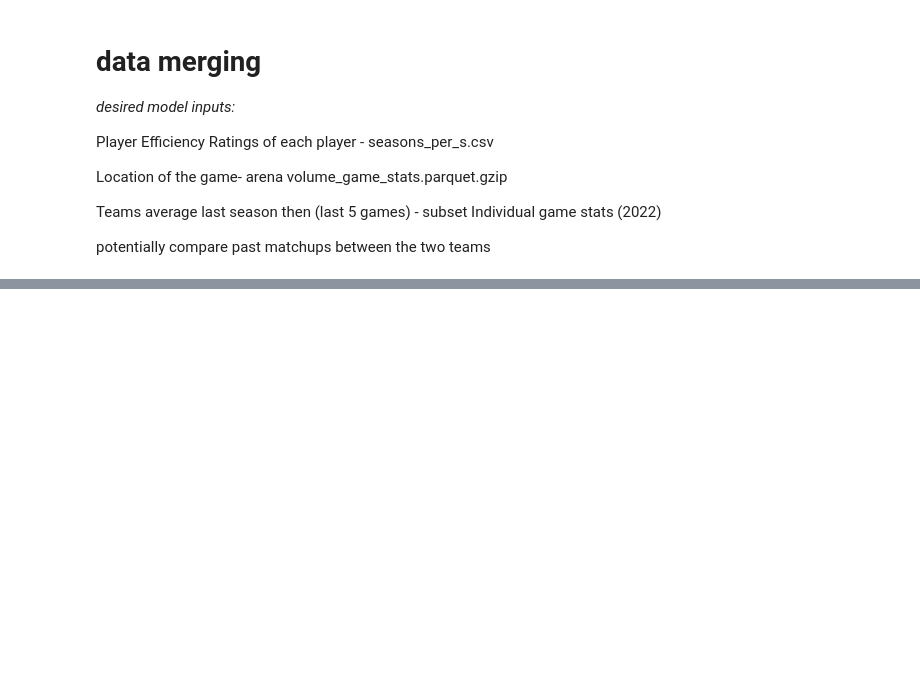
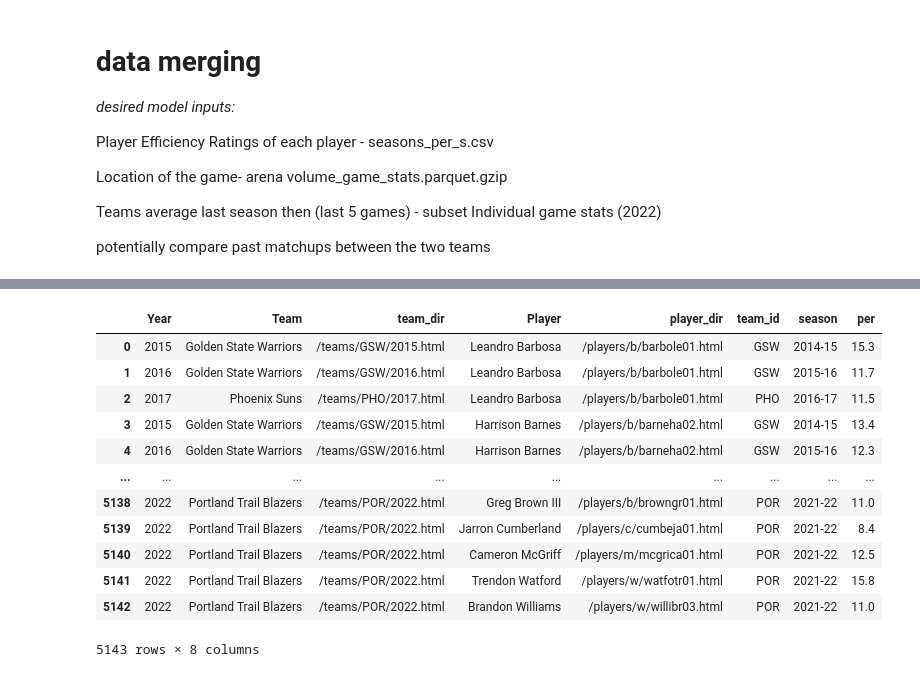
Before and after one commit to madamore-1/project-checkpoint-1-nba-prediction, a Jupyter notebook: dev/data merging.ipynb, the cells around one changed output, grey strips where cells are left out. Saved outputs shown, nothing was run; the diff lists cells and outputs as text; code cells hidden in the pictures; blank space fills up the shorter version.

```diff
--- a/dev/data merging.ipynb
+++ b/dev/data merging.ipynb
@@ -22,0 +54,4 @@ season_games_overview['date'] = pd.to_datetime(season_games_overview['date'])
+# %%
+all_season_rosters = pd.read_csv('season_rosters.csv')
+all_season_rosters["team_id"] = all_season_rosters["team_dir"].str[7:10]
+all_season_rosters
@@ -22,0 +72,6 @@ season_games_overview['date'] = pd.to_datetime(season_games_overview['date'])
+# %%
+# player_pers = pd.read_csv('seasons_per_s.csv')
+player_pers['Year'] = player_pers['season']
+player_pers['Year'] = player_pers['Year'].str[:2] + player_pers['Year'].str[-2:]
+player_pers['Year'] = player_pers['Year'].astype('int64')
+player_pers
@@ -23,3 +92,21 @@ season_games_overview['date'] = pd.to_datetime(season_games_overview['date'])
+# %%
+# roster merge
+player_info_per = all_season_rosters.merge(player_pers, how = "right", on=["Year", "player_dir", "team_id"])
+player_info_per = player_info_per['Year', 'Team', 'player_dir', 'team_id', 'per']
+# %% [output]
+|  | Year | Team | team_dir | Player | player_dir | team_id | season | per |
+| 0 | 2015 | Golden State Warriors | /teams/GSW/2015.html | Leandro Barbosa | /players/b/barbole01.html | GSW | 2014-15 | 15.3 |
+| 1 | 2016 | Golden State Warriors | /teams/GSW/2016.html | Leandro Barbosa | /players/b/barbole01.html | GSW | 2015-16 | 11.7 |
+| 2 | 2017 | Phoenix Suns | /teams/PHO/2017.html | Leandro Barbosa | /players/b/barbole01.html | PHO | 2016-17 | 11.5 |
+| 3 | 2015 | Golden State Warriors | /teams/GSW/2015.html | Harrison Barnes | /players/b/barneha02.html | GSW | 2014-15 | 13.4 |
+| 4 | 2016 | Golden State Warriors | /teams/GSW/2016.html | Harrison Barnes | /players/b/barneha02.html | GSW | 2015-16 | 12.3 |
+| ... | ... | ... | ... | ... | ... | ... | ... | ... |
+| 5138 | 2022 | Portland Trail Blazers | /teams/POR/2022.html | Greg Brown III | /players/b/browngr01.html | POR | 2021-22 | 11.0 |
+| 5139 | 2022 | Portland Trail Blazers | /teams/POR/2022.html | Jarron Cumberland | /players/c/cumbeja01.html | POR | 2021-22 | 8.4 |
+| 5140 | 2022 | Portland Trail Blazers | /teams/POR/2022.html | Cameron McGriff | /players/m/mcgrica01.html | POR | 2021-22 | 12.5 |
+| 5141 | 2022 | Portland Trail Blazers | /teams/POR/2022.html | Trendon Watford | /players/w/watfotr01.html | POR | 2021-22 | 15.8 |
+| 5142 | 2022 | Portland Trail Blazers | /teams/POR/2022.html | Brandon Williams | /players/w/willibr03.html | POR | 2021-22 | 11.0 |
+5143 rows × 8 columns
 # %%
 def get_team_stats(date, num_games, team_id): #maybe add stats data as a param
     #to prevent data leakage drop games newer than the date of the game
```
Also changed, not shown: parts of 4 cells of this notebook.
